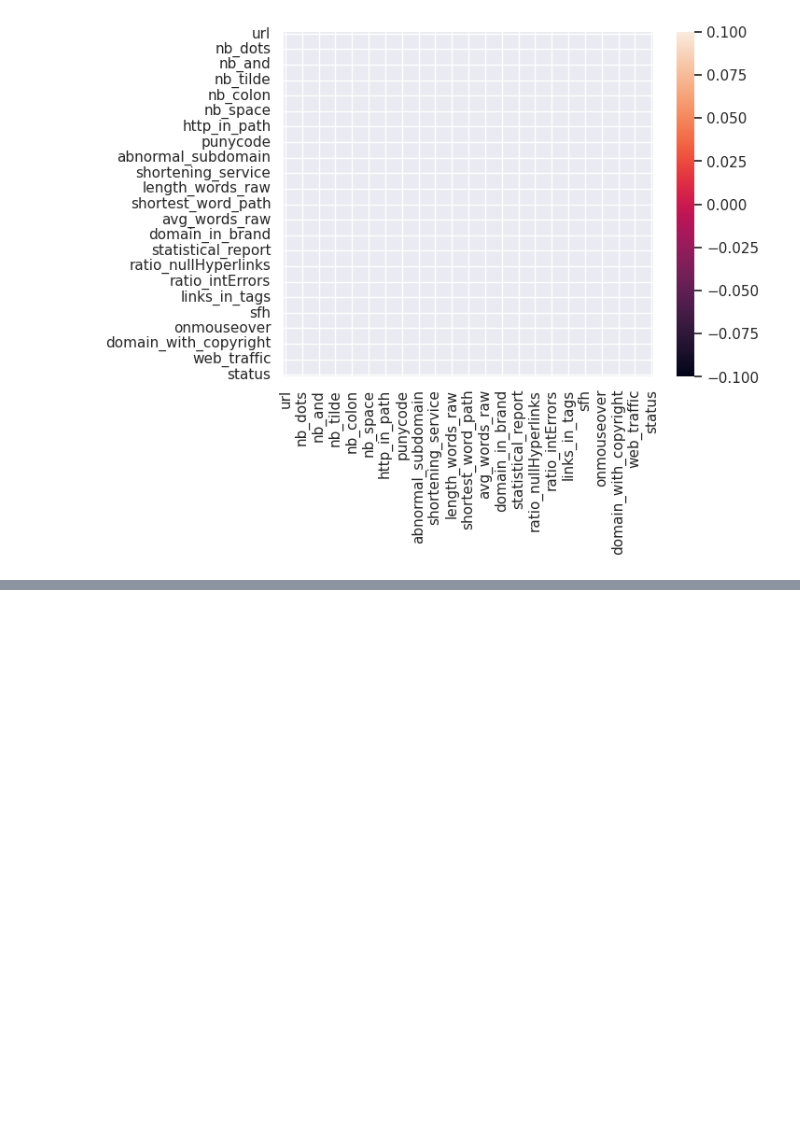
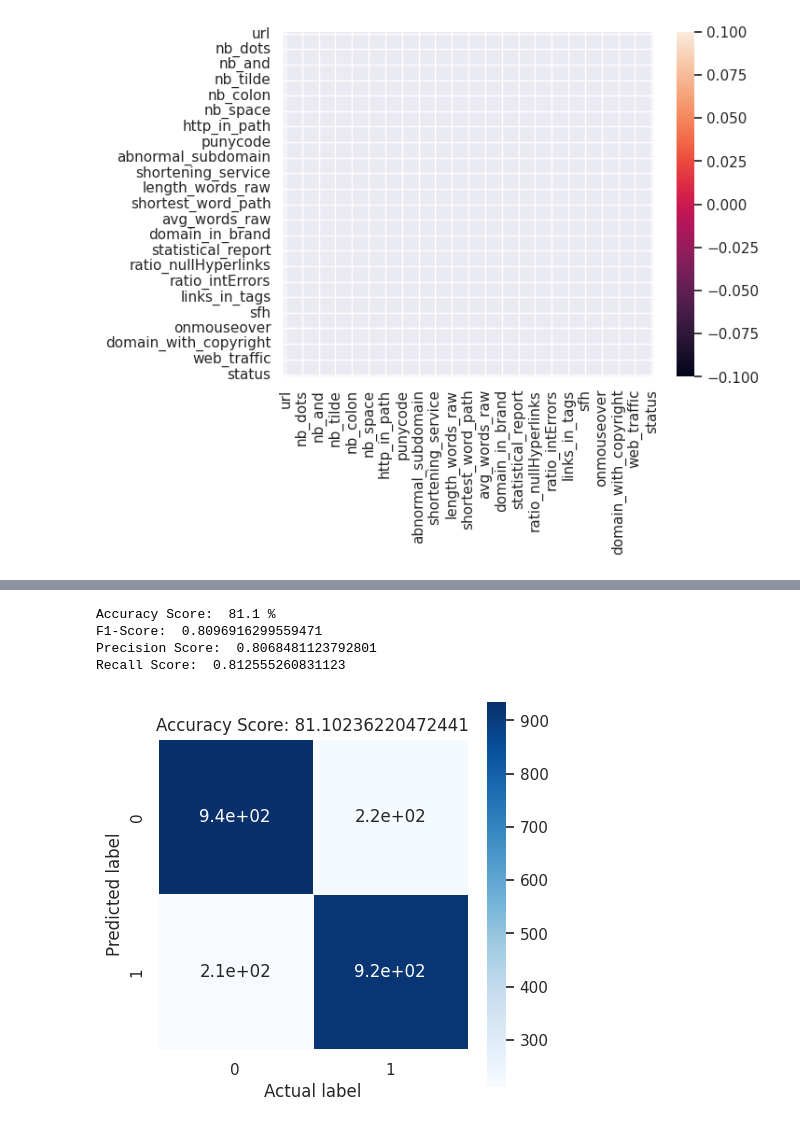
Before and after one commit to Deeksha-R-Kunder/Webpage-Phishing-detection, a Jupyter notebook: project.ipynb, the cells around one changed output, grey strips where cells are left out. Saved outputs shown, nothing was run; the diff lists cells and outputs as text; code cells hidden in the pictures; blank space fills up the shorter version.

```diff
--- a/project.ipynb
+++ b/project.ipynb
@@ -120,0 +151,9 @@ sns.heatmap(data_clean.corr(), fmt='.2g')
+# %%
+knn = KNeighborsClassifier() #no random_state=0
+ModelEval(knn,x_train,x_test,y_train,y_test)
+# %% [output]
+Accuracy Score:  81.1 %
+F1-Score:  0.8096916299559471
+Precision Score:  0.8068481123792801
+Recall Score:  0.812555260831123
+[figure, added]
```
Also changed, not shown: parts of 16 cells of this notebook.
